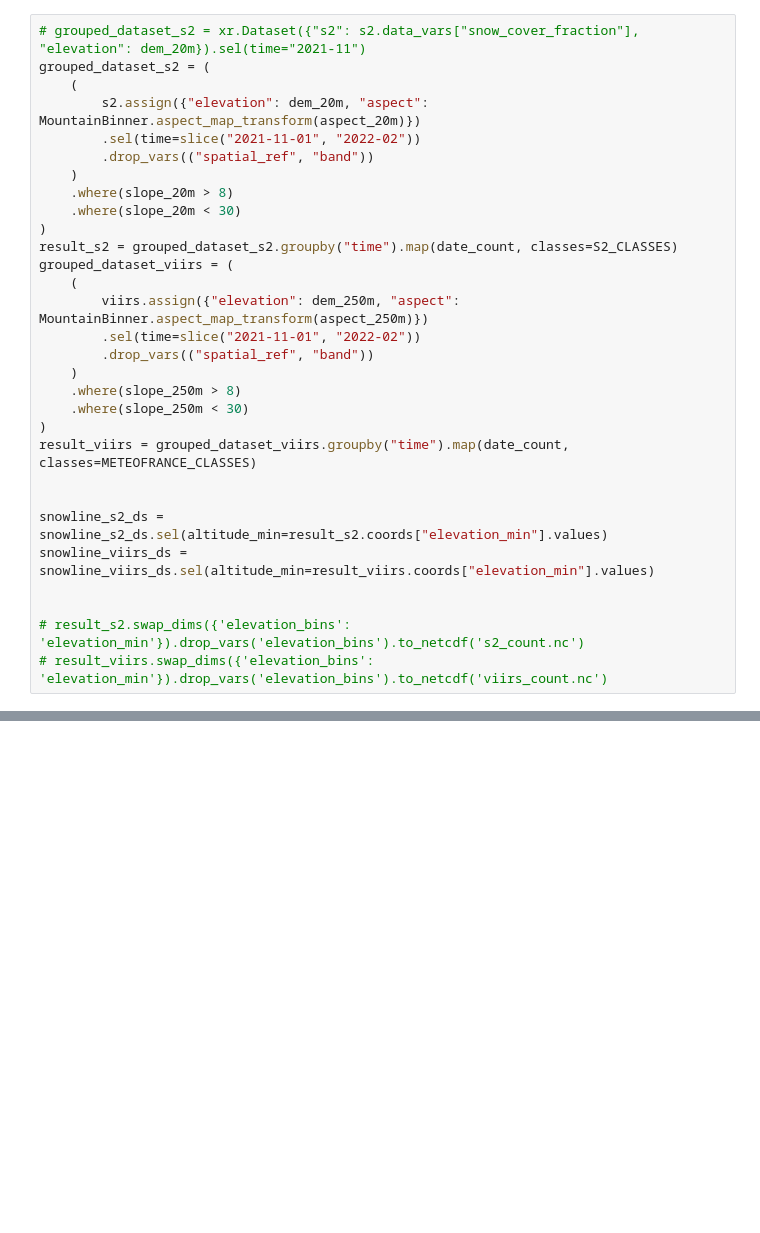
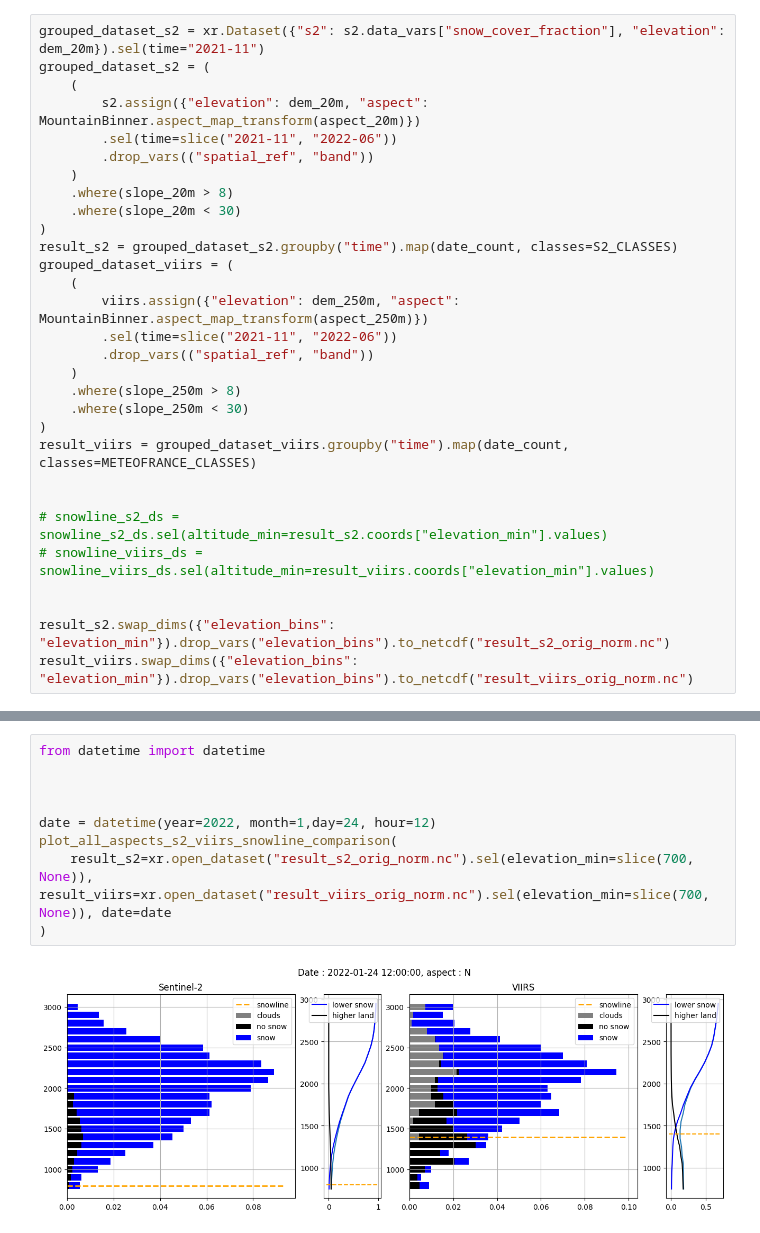
Before and after one commit to nicolaimpe/edelassim, a Jupyter notebook: notebooks/snowlines_vs_clouds.ipynb, the cells around one changed output, grey strips where cells are left out. Saved outputs shown, nothing was run; the diff lists cells and outputs as text; blank space fills up the shorter version.

```diff
--- a/notebooks/snowlines_vs_clouds.ipynb
+++ b/notebooks/snowlines_vs_clouds.ipynb
@@ -97,11 +119,11 @@ def date_count(data: xr.Dataset, classes: dict) -> xr.DataArray:
         {"snowline_penalization": snowline_metrics, "lower_snow_sum": lower_snow_sum, "higher_land_sum": higher_land_sum}
     )
 # %%
-# grouped_dataset_s2 = xr.Dataset({"s2": s2.data_vars["snow_cover_fraction"], "elevation": dem_20m}).sel(time="2021-11")
+grouped_dataset_s2 = xr.Dataset({"s2": s2.data_vars["snow_cover_fraction"], "elevation": dem_20m}).sel(time="2021-11")
 grouped_dataset_s2 = (
     (
         s2.assign({"elevation": dem_20m, "aspect": MountainBinner.aspect_map_transform(aspect_20m)})
-        .sel(time=slice("2021-11-01", "2022-02"))
+        .sel(time=slice("2021-11", "2022-06"))
         .drop_vars(("spatial_ref", "band"))
     )
     .where(slope_20m > 8)
@@ -111,7 +133,7 @@ result_s2 = grouped_dataset_s2.groupby("time").map(date_count, classes=S2_CLASSE
 grouped_dataset_viirs = (
     (
         viirs.assign({"elevation": dem_250m, "aspect": MountainBinner.aspect_map_transform(aspect_250m)})
-        .sel(time=slice("2021-11-01", "2022-02"))
+        .sel(time=slice("2021-11", "2022-06"))
         .drop_vars(("spatial_ref", "band"))
     )
     .where(slope_250m > 8)
@@ -120,9 +142,9 @@ grouped_dataset_viirs = (
 result_viirs = grouped_dataset_viirs.groupby("time").map(date_count, classes=METEOFRANCE_CLASSES)
 
 
-snowline_s2_ds = snowline_s2_ds.sel(altitude_min=result_s2.coords["elevation_min"].values)
-snowline_viirs_ds = snowline_viirs_ds.sel(altitude_min=result_viirs.coords["elevation_min"].values)
+# snowline_s2_ds = snowline_s2_ds.sel(altitude_min=result_s2.coords["elevation_min"].values)
+# snowline_viirs_ds = snowline_viirs_ds.sel(altitude_min=result_viirs.coords["elevation_min"].values)
 
 
-# result_s2.swap_dims({'elevation_bins': 'elevation_min'}).drop_vars('elevation_bins').to_netcdf('s2_count.nc')
-# result_viirs.swap_dims({'elevation_bins': 'elevation_min'}).drop_vars('elevation_bins').to_netcdf('viirs_count.nc')
+result_s2.swap_dims({"elevation_bins": "elevation_min"}).drop_vars("elevation_bins").to_netcdf("result_s2_orig_norm.nc")
+result_viirs.swap_dims({"elevation_bins": "elevation_min"}).drop_vars("elevation_bins").to_netcdf("result_viirs_orig_norm.nc")
@@ -140,0 +260,11 @@ def plot_snow_cloud_vs_elevation_bars(plot_data: xr.DataArray, ax: Axes):
+# %%
+from datetime import datetime
+
+
+
+date = datetime(year=2022, month=1,day=24, hour=12)
+plot_all_aspects_s2_viirs_snowline_comparison(
+    result_s2=xr.open_dataset("result_s2_orig_norm.nc").sel(elevation_min=slice(700, None)), result_viirs=xr.open_dataset("result_viirs_orig_norm.nc").sel(elevation_min=slice(700, None)), date=date
+)
+# %% [output]
+[figure, added]
```
Also changed, not shown: parts of 9 cells of this notebook, 5 other files.
